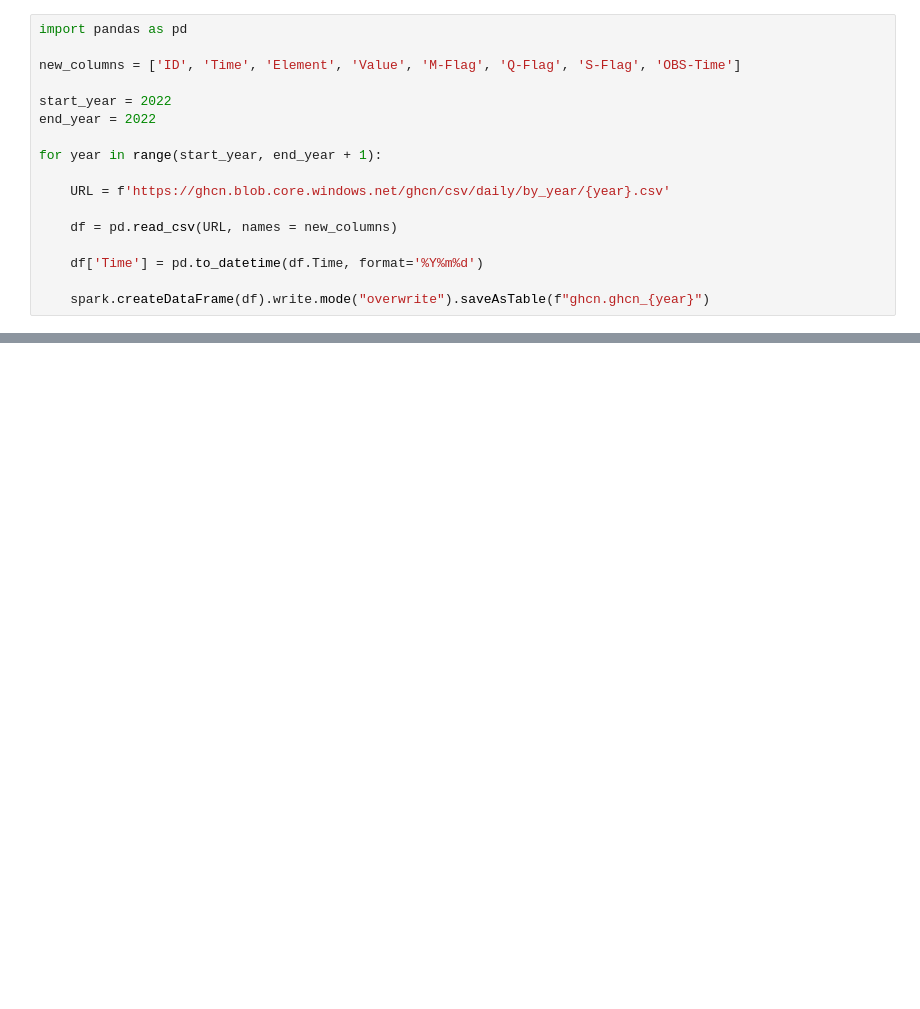
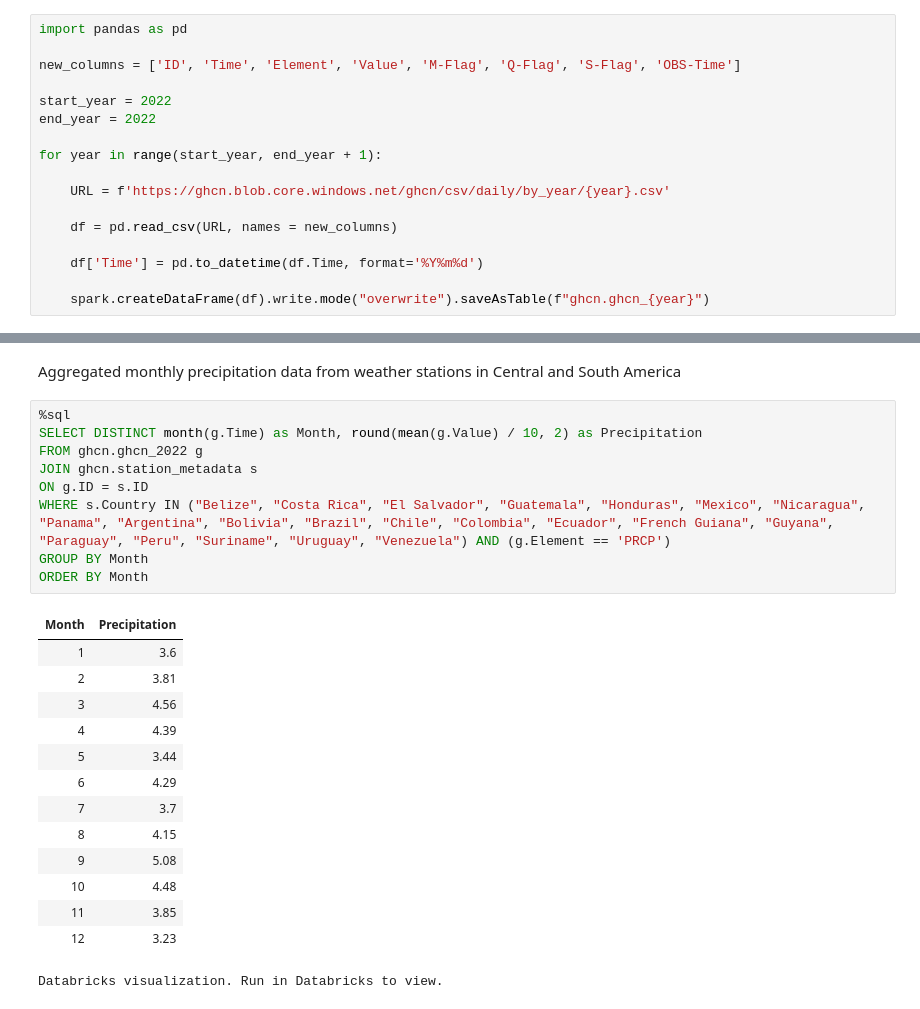
Before and after one commit to HighTechnologyFoundation/HTFCloudFellows, a Jupyter notebook: GHCN-D/GHCN in Databricks.ipynb, the cells around one changed output, grey strips where cells are left out. Drawn from its saved outputs; the diff is of its cells as text; blank space fills up the shorter version.

```diff
--- a/GHCN-D/GHCN in Databricks.ipynb
+++ b/GHCN-D/GHCN in Databricks.ipynb
@@ -33,0 +35,26 @@ SORT BY g.Time
+# %% [markdown]
+Aggregated monthly precipitation data from weather stations in Central and South America
+# %%
+%sql
+SELECT DISTINCT month(g.Time) as Month, round(mean(g.Value) / 10, 2) as Precipitation
+FROM ghcn.ghcn_2022 g
+JOIN ghcn.station_metadata s
+ON g.ID = s.ID
+WHERE s.Country IN ("Belize", "Costa Rica", "El Salvador", "Guatemala", "Honduras", "Mexico", "Nicaragua", "Panama", "Argentina", "Bolivia", "Brazil", "Chile", "Colombia", "Ecuador", "French Guiana", "Guyana", "Paraguay", "Peru", "Suriname", "Uruguay", "Venezuela") AND (g.Element == 'PRCP')
+GROUP BY Month
+ORDER BY Month
+# %% [output]
+| Month | Precipitation |
+| 1 | 3.6 |
+| 2 | 3.81 |
+| 3 | 4.56 |
+| 4 | 4.39 |
+| 5 | 3.44 |
+| 6 | 4.29 |
+| 7 | 3.7 |
+| 8 | 4.15 |
+| 9 | 5.08 |
+| 10 | 4.48 |
+| 11 | 3.85 |
+| 12 | 3.23 |
+Databricks visualization. Run in Databricks to view.
```
Also changed, not shown: parts of 4 cells of this notebook.
